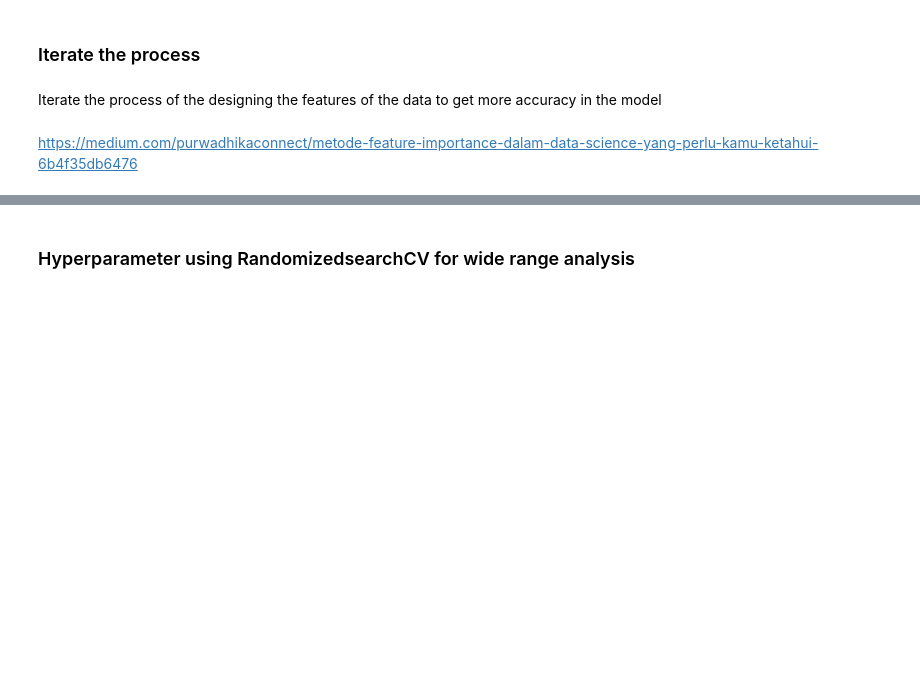
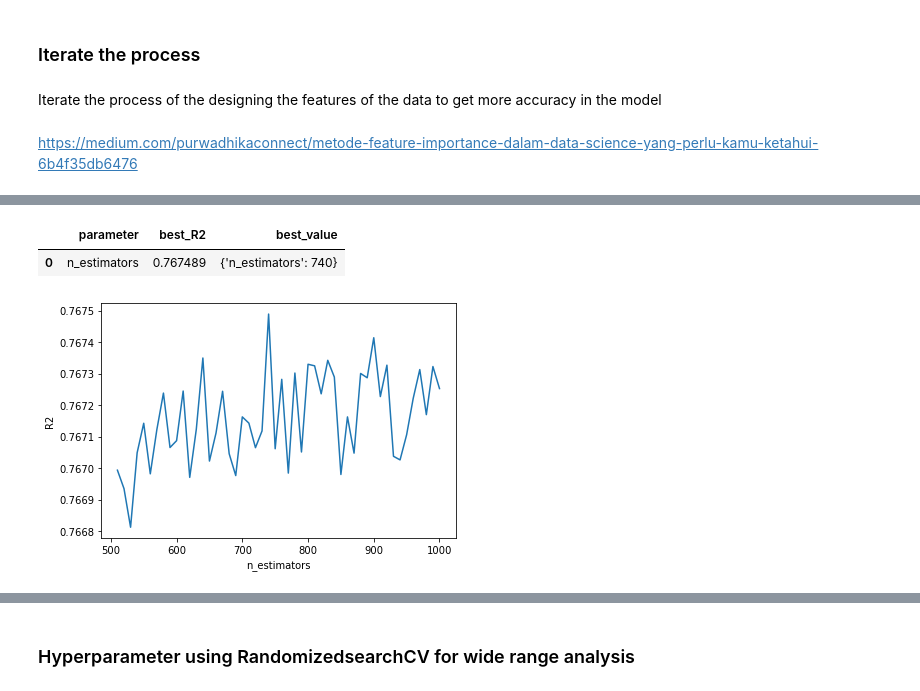
Before and after one commit to RodzanIskandar/Used_Craiglist_Car_Price_Prediction, a Jupyter notebook: machine learning model.ipynb, the cells around one changed output, grey strips where cells are left out. Cells and saved outputs as stored; diff of their text form; code cells hidden in the pictures; blank space fills up the shorter version.

```diff
--- a/machine learning model.ipynb
+++ b/machine learning model.ipynb
@@ -185,0 +235,6 @@ https://medium.com/purwadhikaconnect/metode-feature-importance-dalam-data-scienc
+# %%
+tuning_param(X_train, y_train, rf, [{'n_estimators': np.arange(510, 1010, 10)}])
+# %% [output]
+|  | parameter | best_R2 | best_value |
+| 0 | n_estimators | 0.767489 | {'n_estimators': 740} |
+[figure, added]
```
Also changed, not shown: parts of 18 cells of this notebook.
